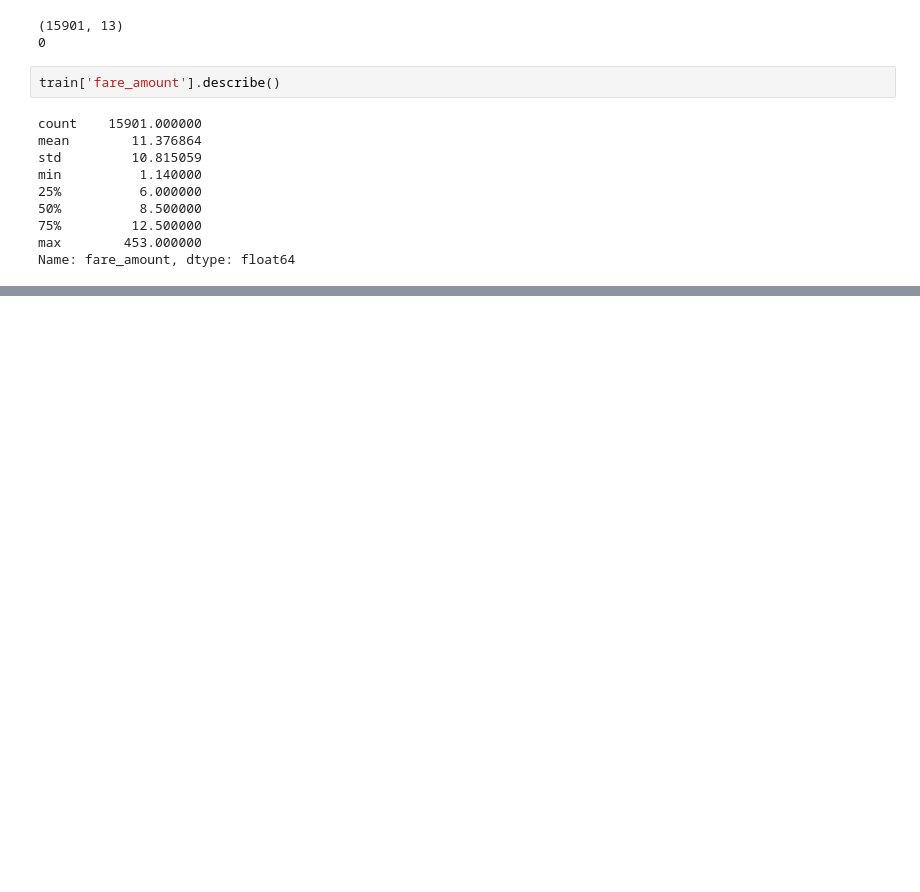
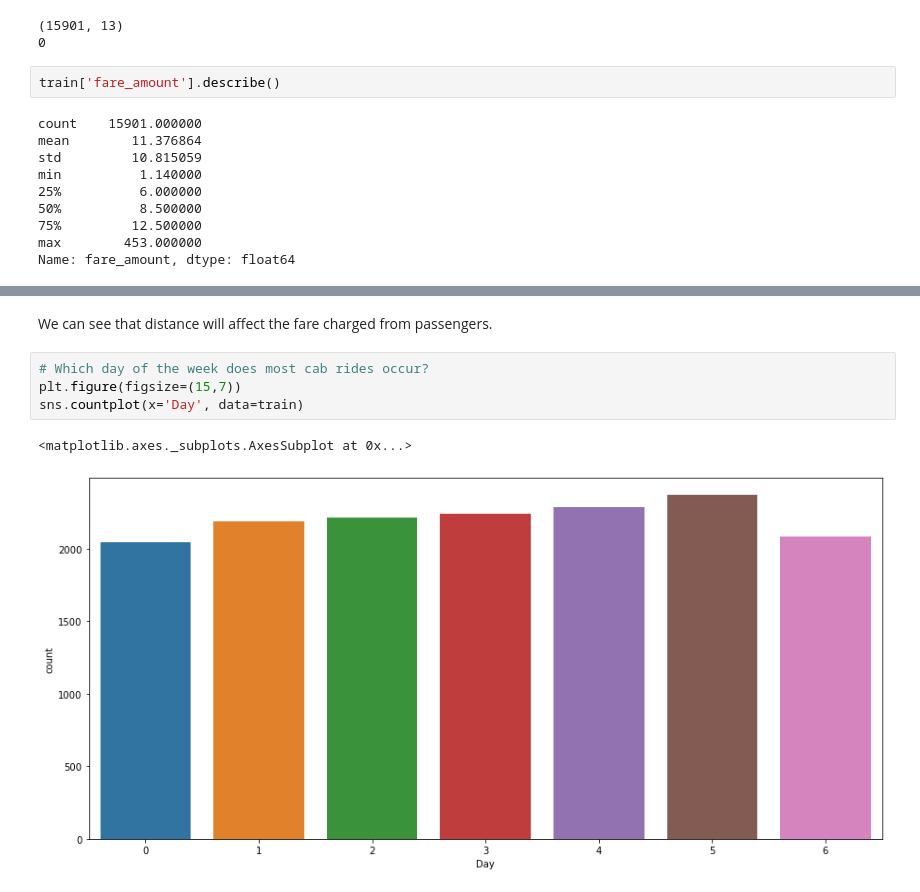
Before and after one commit to Souravthakur540/Cab-Fare-Prediction, a Jupyter notebook: Cabfareprediction.ipynb, the cells around one changed output, grey strips where cells are left out. Cells and saved outputs as stored; diff of their text form; blank space fills up the shorter version.

```diff
--- a/Cabfareprediction.ipynb
+++ b/Cabfareprediction.ipynb
@@ -397,0 +698,9 @@ Name: fare_amount, dtype: float64
+# %% [markdown]
+We can see that distance will affect the fare charged from passengers.
+# %%
+# Which day of the week does most cab rides occur?
+plt.figure(figsize=(15,7))
+sns.countplot(x='Day', data=train)
+# %% [output]
+<matplotlib.axes._subplots.AxesSubplot at 0x...>
+[figure, added]
```
Also changed, not shown: parts of 54 cells of this notebook.
